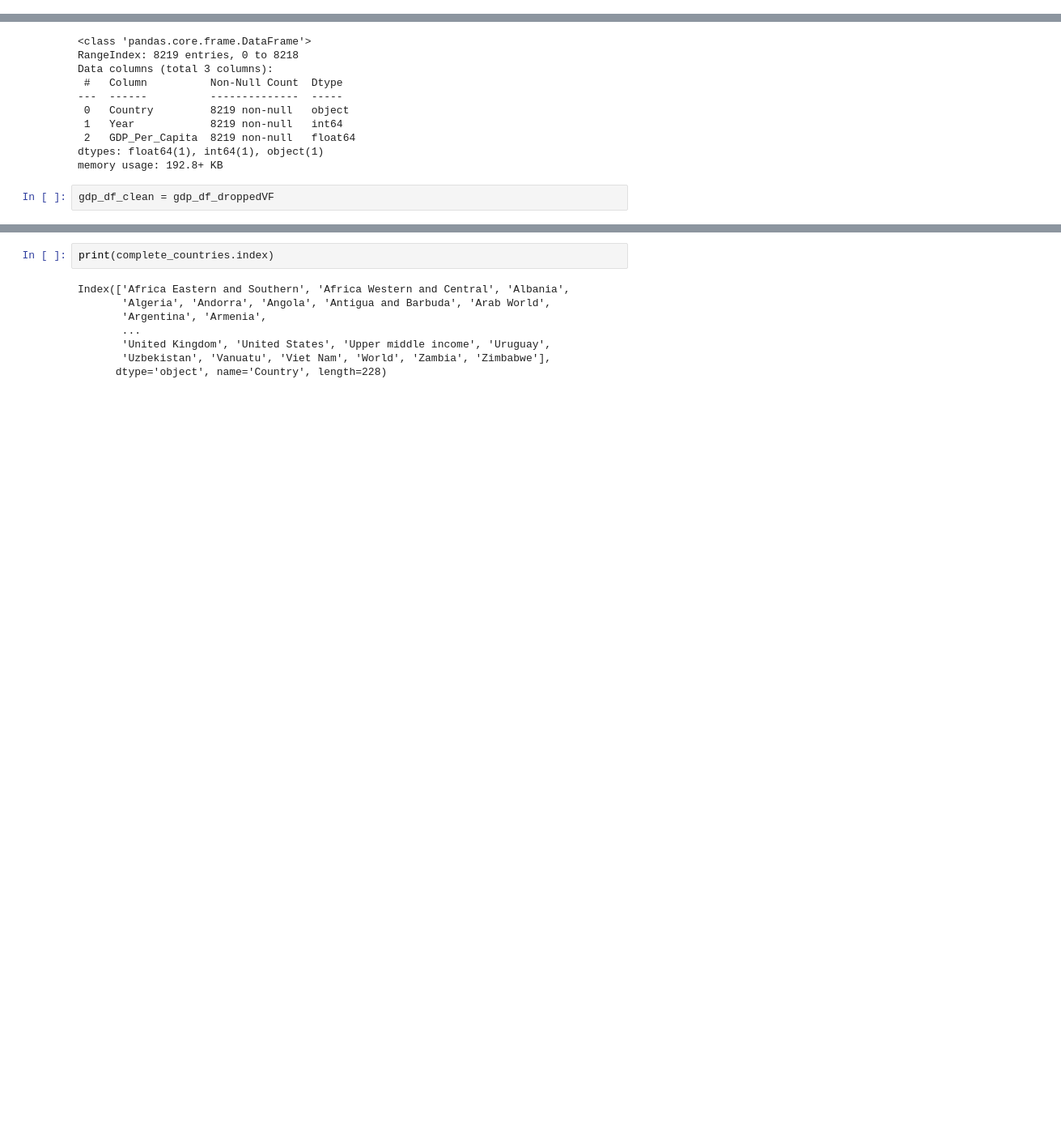
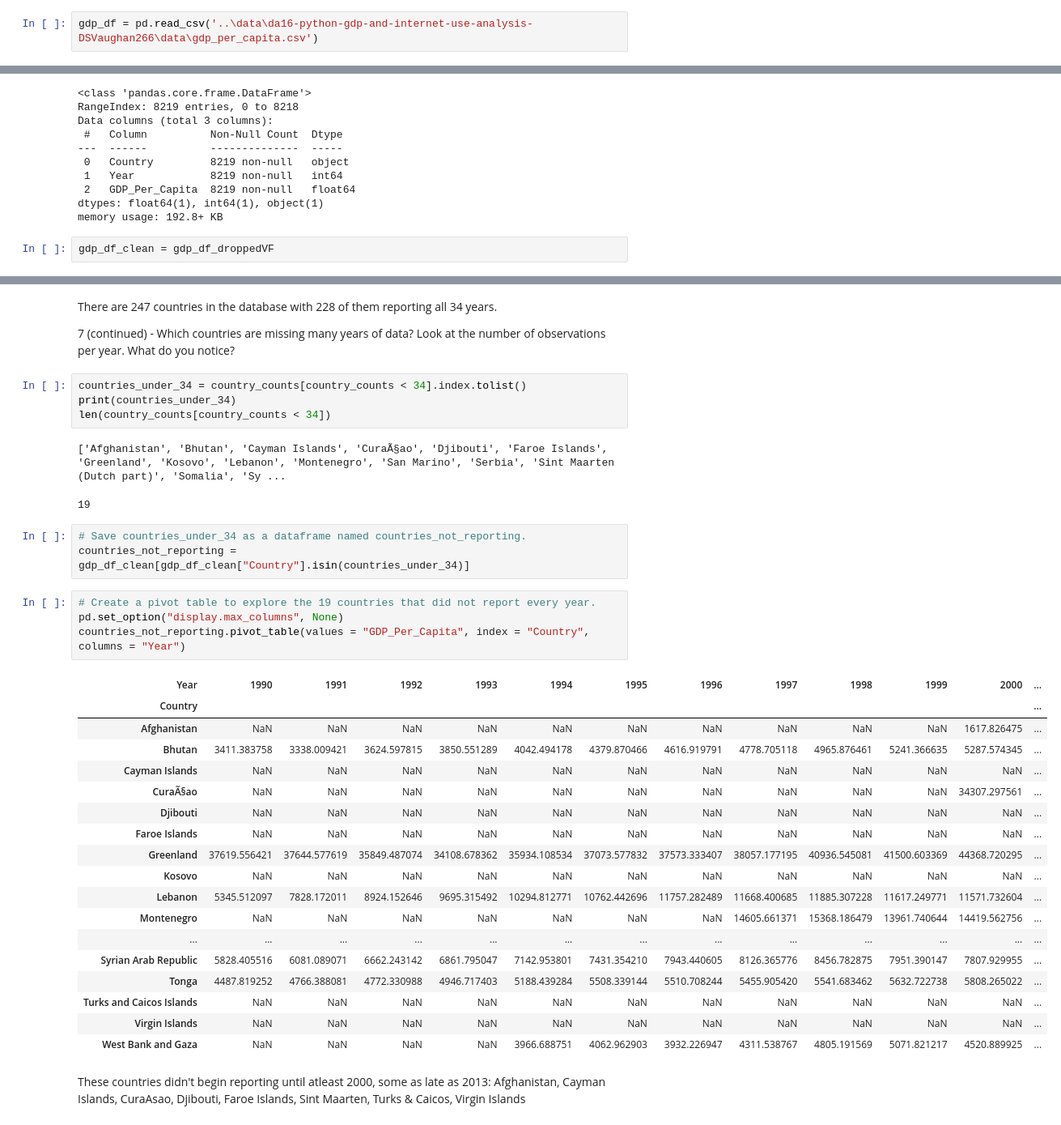
Before and after one commit to NSS-Data-Analytics-Cohort-16/da16-python-gdp-and-internet-use-analysis-DSVaughan266, a Jupyter notebook: notebooks/internet_data.ipynb, the cells around one changed output, grey strips where cells are left out. Shown: that part at 81% size. Saved outputs shown, nothing was run; the diff lists cells and outputs as text; blank space fills up the shorter version.

```diff
--- a/notebooks/internet_data.ipynb
+++ b/notebooks/internet_data.ipynb
@@ -18,3 +16,5 @@ gdp_df = pd.read_csv('C:/Users/sigep/OneDrive/Documents/NSS/python/data/da16-pyt
+# %%
+gdp_df = pd.read_csv('..\data\da16-python-gdp-and-internet-use-analysis-DSVaughan266\data\gdp_per_capita.csv')
 # %%
 gdp_df.head()
 # %% [output]
@@ -137,13 +157,43 @@ print(len(complete_countries))
+# %% [markdown]
+There are 247 countries in the database with 228 of them reporting all 34 years.
+
+7 (continued) - Which countries are missing many years of data? Look at the number of observations per year. What do you notice?
 # %%
-print(complete_countries.index)
+countries_under_34 = country_counts[country_counts < 34].index.tolist()
+print(countries_under_34)
+len(country_counts[country_counts < 34])
 # %% [output]
-Index(['Africa Eastern and Southern', 'Africa Western and Central', 'Albania',
-       'Algeria', 'Andorra', 'Angola', 'Antigua and Barbuda', 'Arab World',
-       'Argentina', 'Armenia',
-       ...
-       'United Kingdom', 'United States', 'Upper middle income', 'Uruguay',
-       'Uzbekistan', 'Vanuatu', 'Viet Nam', 'World', 'Zambia', 'Zimbabwe'],
-      dtype='object', name='Country', length=228)
+['Afghanistan', 'Bhutan', 'Cayman Islands', 'CuraÃ§ao', 'Djibouti', 'Faroe Islands', 'Greenland', 'Kosovo', 'Lebanon', 'Montenegro', 'San Marino', 'Serbia', 'Sint Maarten (Dutch part)', 'Somalia', 'Sy ...
+19
+# %%
+# Save countries_under_34 as a dataframe named countries_not_reporting.
+countries_not_reporting = gdp_df_clean[gdp_df_clean["Country"].isin(countries_under_34)]
+# %%
+# Create a pivot table to explore the 19 countries that did not report every year.
+pd.set_option("display.max_columns", None)
+countries_not_reporting.pivot_table(values = "GDP_Per_Capita", index = "Country", columns = "Year")
+# %% [output]
+| Year | 1990 | 1991 | 1992 | 1993 | 1994 | 1995 | 1996 | 1997 | 1998 | 1999 | 2000 | ... |
+| Country |  |  |  |  |  |  |  |  |  |  |  | ... |
+| Afghanistan | NaN | NaN | NaN | NaN | NaN | NaN | NaN | NaN | NaN | NaN | 1617.826475 | ... |
+| Bhutan | 3411.383758 | 3338.009421 | 3624.597815 | 3850.551289 | 4042.494178 | 4379.870466 | 4616.919791 | 4778.705118 | 4965.876461 | 5241.366635 | 5287.574345 | ... |
+| Cayman Islands | NaN | NaN | NaN | NaN | NaN | NaN | NaN | NaN | NaN | NaN | NaN | ... |
+| CuraÃ§ao | NaN | NaN | NaN | NaN | NaN | NaN | NaN | NaN | NaN | NaN | 34307.297561 | ... |
+| Djibouti | NaN | NaN | NaN | NaN | NaN | NaN | NaN | NaN | NaN | NaN | NaN | ... |
+| Faroe Islands | NaN | NaN | NaN | NaN | NaN | NaN | NaN | NaN | NaN | NaN | NaN | ... |
+| Greenland | 37619.556421 | 37644.577619 | 35849.487074 | 34108.678362 | 35934.108534 | 37073.577832 | 37573.333407 | 38057.177195 | 40936.545081 | 41500.603369 | 44368.720295 | ... |
+| Kosovo | NaN | NaN | NaN | NaN | NaN | NaN | NaN | NaN | NaN | NaN | NaN | ... |
+| Lebanon | 5345.512097 | 7828.172011 | 8924.152646 | 9695.315492 | 10294.812771 | 10762.442696 | 11757.282489 | 11668.400685 | 11885.307228 | 11617.249771 | 11571.732604 | ... |
+| Montenegro | NaN | NaN | NaN | NaN | NaN | NaN | NaN | 14605.661371 | 15368.186479 | 13961.740644 | 14419.562756 | ... |
+| ... | ... | ... | ... | ... | ... | ... | ... | ... | ... | ... | ... | ... |
+| Syrian Arab Republic | 5828.405516 | 6081.089071 | 6662.243142 | 6861.795047 | 7142.953801 | 7431.354210 | 7943.440605 | 8126.365776 | 8456.782875 | 7951.390147 | 7807.929955 | ... |
+| Tonga | 4487.819252 | 4766.388081 | 4772.330988 | 4946.717403 | 5188.439284 | 5508.339144 | 5510.708244 | 5455.905420 | 5541.683462 | 5632.722738 | 5808.265022 | ... |
+| Turks and Caicos Islands | NaN | NaN | NaN | NaN | NaN | NaN | NaN | NaN | NaN | NaN | NaN | ... |
+| Virgin Islands | NaN | NaN | NaN | NaN | NaN | NaN | NaN | NaN | NaN | NaN | NaN | ... |
+| West Bank and Gaza | NaN | NaN | NaN | NaN | 3966.688751 | 4062.962903 | 3932.226947 | 4311.538767 | 4805.191569 | 5071.821217 | 4520.889925 | ... |
+# %% [markdown]
+These countries didn't begin reporting until atleast 2000, some as late as 2013:
+Afghanistan, Cayman Islands, CuraAsao, Djibouti, Faroe Islands, Sint Maarten, Turks & Caicos, Virgin Islands
 # %%
 # 8.  In this question, you're going to create some plots to show the distribution of GDP per capita for the year 2020.
 #     Go to the Python Graph Gallery (https://www.python-graph-gallery.com/) and look at the different types of plots under the Distribution section.
```
Also changed, not shown: parts of 22 cells of this notebook.
